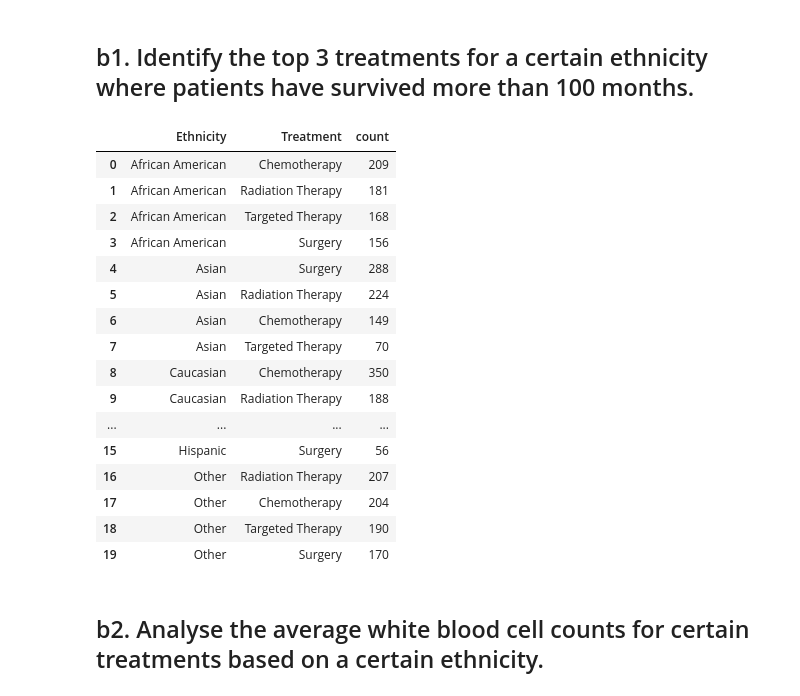
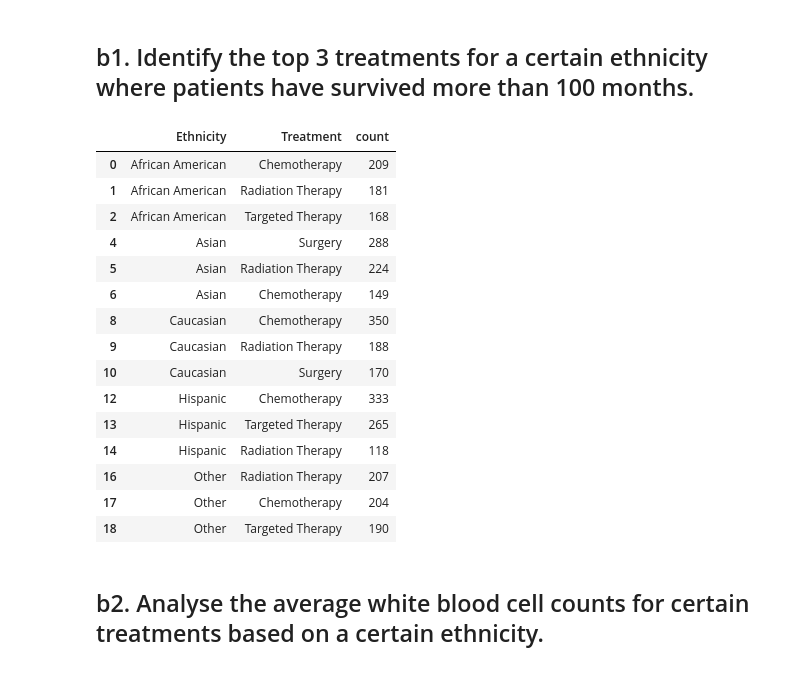
Before and after one commit to RalleyD/COM731-Assessment, a Jupyter notebook: analyse_cancer_data.ipynb, the cells around one changed output. Drawn from its saved outputs; the diff is of its cells as text; code cells hidden in the pictures.

```diff
--- a/analyse_cancer_data.ipynb
+++ b/analyse_cancer_data.ipynb
@@ -283,36 +283,39 @@ lung_cancer_df = pd.read_csv(data_path+file_name, sep=',', encoding='utf8')
 # %%
 # filter the dataset for patients where the survival was greater than 100 months
 long_term_df = lung_cancer_df.loc[lung_cancer_df.Survival_Months > 100, :]
 
 '''group the filtered dataframe by ethnicity.
    count each treatment within each group.
    value_counts will provide the counts in descending order.
    Group by ethnicity again so that the top three rows can be obtained
    finally, reset the index to transform the multi-level series to columns
    in a new Series
    n.b in-place will not work as this combination is a group-by Series'''
-long_term_ethnic_groups = long_term_df.groupby('Ethnicity').\
-    Treatment.value_counts().reset_index()
+long_term_ethnic_groups = long_term_df.groupby('Ethnicity')\
+    .Treatment\
+        .value_counts()\
+            .reset_index()\
+                .groupby('Ethnicity')\
+                    .head(3)
 
 long_term_ethnic_groups
 # %% [output]
 |  | Ethnicity | Treatment | count |
 | 0 | African American | Chemotherapy | 209 |
 | 1 | African American | Radiation Therapy | 181 |
 | 2 | African American | Targeted Therapy | 168 |
-| 3 | African American | Surgery | 156 |
 | 4 | Asian | Surgery | 288 |
 | 5 | Asian | Radiation Therapy | 224 |
 | 6 | Asian | Chemotherapy | 149 |
-| 7 | Asian | Targeted Therapy | 70 |
 | 8 | Caucasian | Chemotherapy | 350 |
 | 9 | Caucasian | Radiation Therapy | 188 |
-| ... | ... | ... | ... |
-| 15 | Hispanic | Surgery | 56 |
+| 10 | Caucasian | Surgery | 170 |
+| 12 | Hispanic | Chemotherapy | 333 |
+| 13 | Hispanic | Targeted Therapy | 265 |
+| 14 | Hispanic | Radiation Therapy | 118 |
 | 16 | Other | Radiation Therapy | 207 |
 | 17 | Other | Chemotherapy | 204 |
 | 18 | Other | Targeted Therapy | 190 |
-| 19 | Other | Surgery | 170 |
 # %% [markdown]
 ## b2. Analyse the average white blood cell counts for certain treatments based on a certain ethnicity.
 # %%
```
Also changed, not shown: parts of 2 cells of this notebook.
